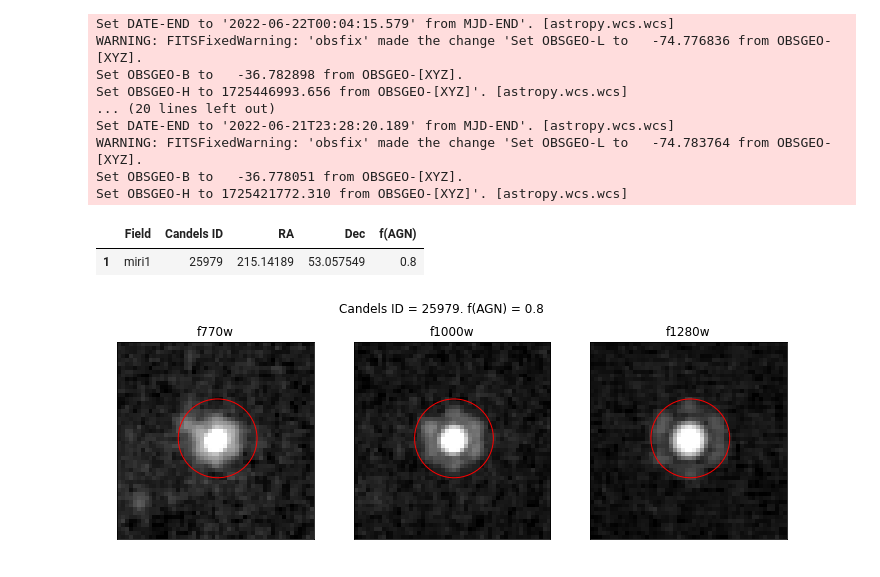
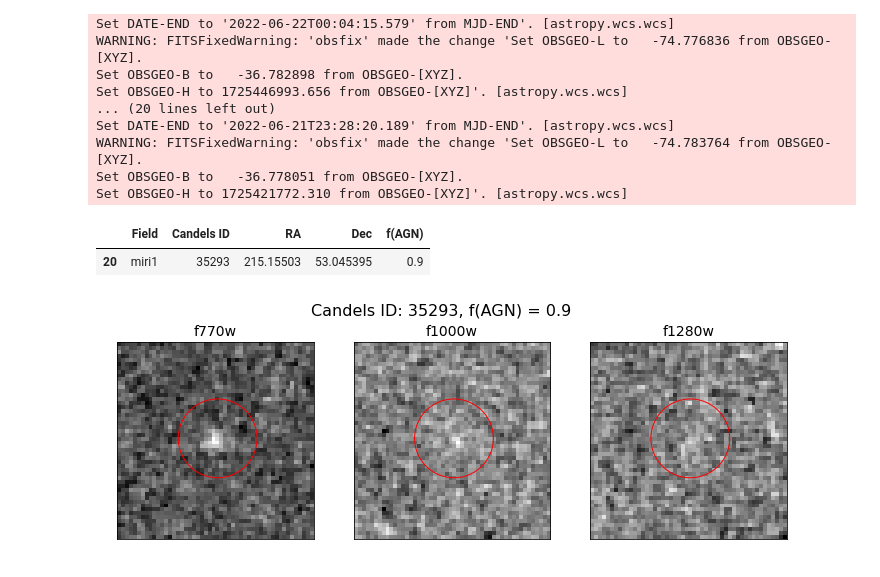
Before and after one commit to parallax-xallaraq/AGNerds, a Jupyter notebook: JWST_AGN_proj2/ImgCuts_AAS_forDrK.ipynb, the cells around one changed output. Saved outputs shown, nothing was run; the diff lists cells and outputs as text; code cells hidden in the pictures.

Commit message:
plot title sizes

```diff
--- a/JWST_AGN_proj2/ImgCuts_AAS_forDrK.ipynb
+++ b/JWST_AGN_proj2/ImgCuts_AAS_forDrK.ipynb
@@ -101,7 +101,7 @@ def PlotCutout(
     circle = plt.Circle((center,center), 10, fc=(0,0,0,0), ec="red")
     ax.add_patch(circle)
     # set title
-    ax.set_title(title)
+    ax.set_title(title,fontsize=14)
     # plot image
     if(useNorm == None) :
         ax.imshow(cutout.data, origin='lower', cmap='gray')
@@ -144,10 +144,10 @@ def MakePlotOfSrc(
     PlotCutout(ax3,cutout3,dl/2,'f1280w',useNorm,showGrid)
 
     # labels
-    fig.suptitle('Candels ID = '+str(id)+'. f(AGN) = '+str(fagn))
+    fig.suptitle('Candels ID: '+str(id)+', f(AGN) = '+str(fagn), fontsize=16)
 # %%
 # example source
-i = 1
+i = 20
 ra  = df_agn.at[i,"RA"]
 dec = df_agn.at[i,"Dec"]
 id  = df_agn.at[i,"Candels ID"]
@@ -155,21 +155,21 @@ fagn = df_agn.at[i,"f(AGN)"]
 display(df_agn.iloc[[i]])
 # %% [output]
 |  | Field | Candels ID | RA | Dec | f(AGN) |
-| 1 | miri1 | 25979 | 215.14189 | 53.057549 | 0.8 |
+| 20 | miri1 | 35293 | 215.15503 | 53.045395 | 0.9 |
 # %%
 # miri 1
 # # i must be for miri 1 src
 MakePlotOfSrc(
     ra,
     dec,
     id,
     fagn,
     wcs_cm1_f770w, wcs_cm1_f1000w, wcs_cm1_f1280w,
     data_cm1_f770w, data_cm1_f1000w, data_cm1_f1280w,
-    useNorm=98
+    # useNorm=98
 )
 # %% [output]
-[figure, old version]
+[figure, new version]
 # %%
 # # miri 2
 # # i must be for miri 2 src
```
